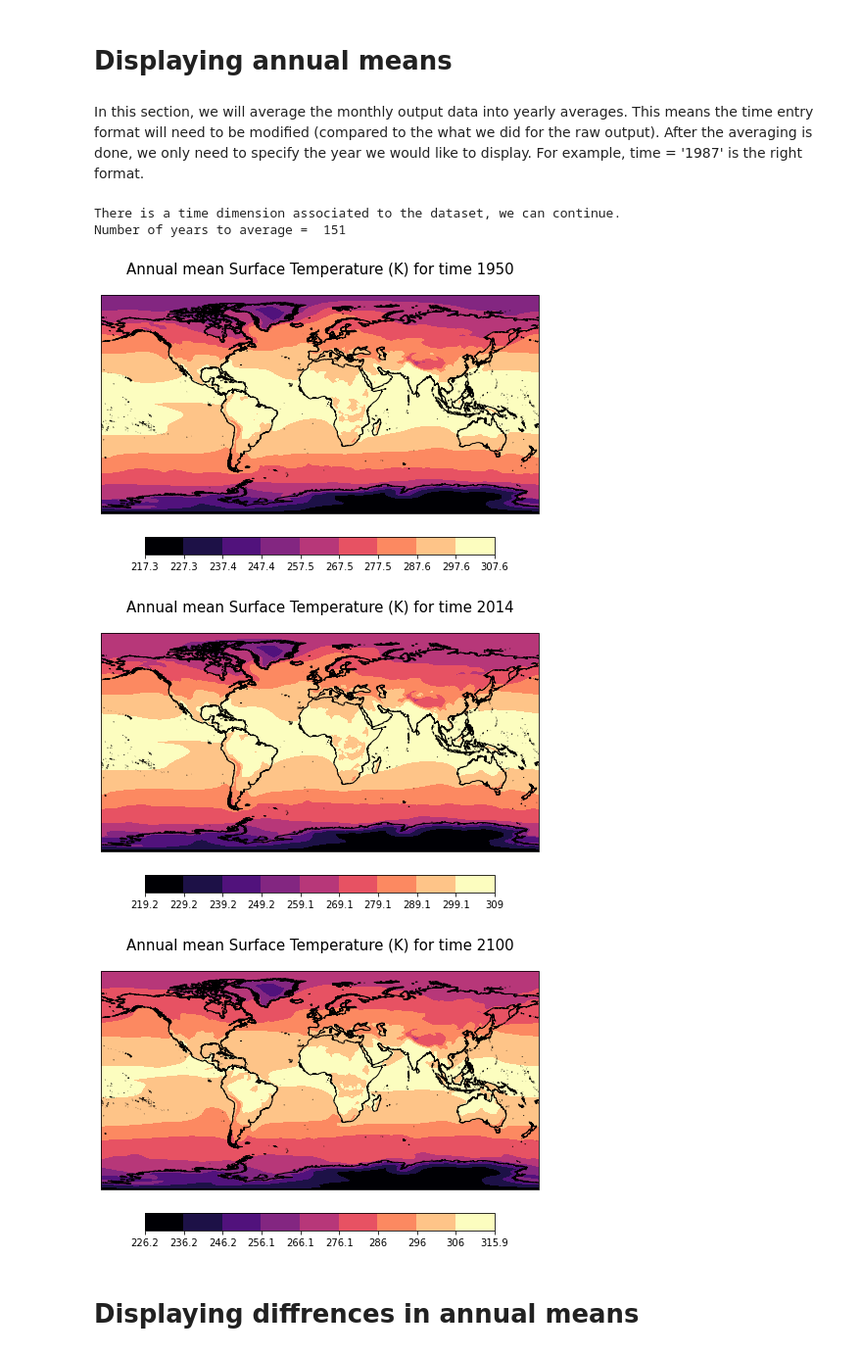
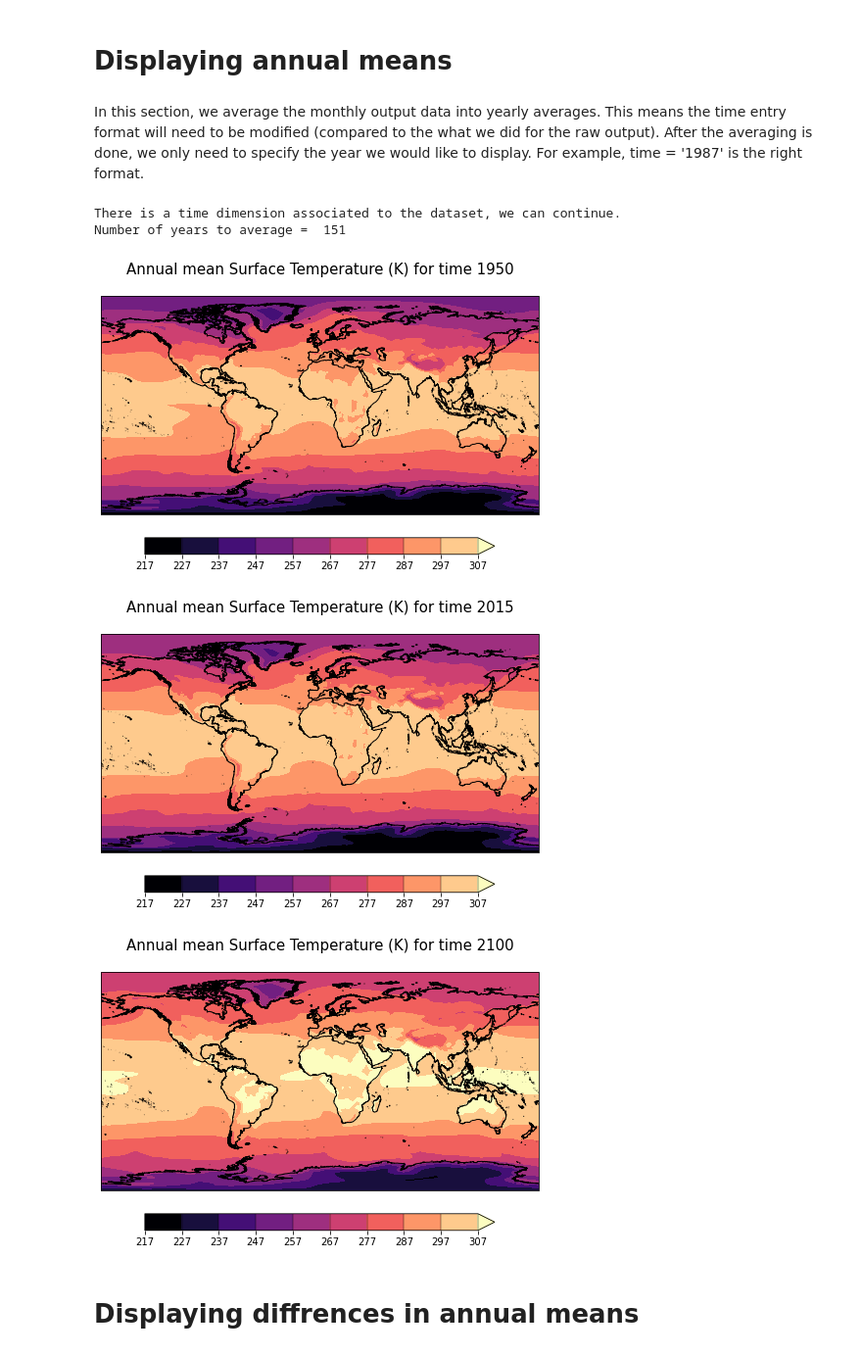
Before and after one commit to NCAR/ncarismipplots, a Jupyter notebook: notebooks/CESM_display_final.ipynb, the cells around one changed output. Shown at 98% size. Drawn from its saved outputs; the diff is of its cells as text; code cells hidden in the pictures.

```diff
--- a/notebooks/CESM_display_final.ipynb
+++ b/notebooks/CESM_display_final.ipynb
@@ -665,34 +721,29 @@ plot_diff(var_1950_2100, time_compare, vmin=vmin, vmax=vmax, cmap=cmaps, levels=
 # %% [markdown]
 # Displaying annual means
 # %% [markdown]
-In this section, we will average the monthly output data into yearly averages. This means the time entry format will need to be modified (compared to the what we did for the raw output). After the averaging is done, we only need to specify the year we would like to display. For example, time = '1987' is the right format.
+In this section, we average the monthly output data into yearly averages. This means the time entry format will need to be modified (compared to the what we did for the raw output). After the averaging is done, we only need to specify the year we would like to display. For example, time = '1987' is the right format.
 # %%
 # Computing the annual mean of the variable
 # Note: with this funcion, time_1950_2100_mean will only contain one entry per year!
 var_1950_2100_annual_mean,time_1950_2100_mean = calc_annual_mean(var_1950_2100)
 
 # Defining the times to display
-time_hist_init_mean = '1950'
-time_hist_end_mean  = '2014'
-time_ssp_end_mean   = '2100'
+time_hist_init_mean = '1950'     # mean of the first year of historical run
+time_ssp_init_mean  = '2015'     # mean of the first year of ssp run
+time_ssp_end_mean   = '2100'     # mean of the last year of ssp run
 
-# # Plotting the annual mean time slices
-plot_timeslice(var_1950_2100_annual_mean,time_hist_init_mean)
-plot_timeslice(var_1950_2100_annual_mean,time_hist_end_mean)
-plot_timeslice(var_1950_2100_annual_mean,time_ssp_end_mean)
-
-# Example for plotting the annual mean on the same colorbar range
-# vmin = 217
-# vmax = 307.1
-# plot_timeslice(var_1950_2100_annual_mean,time_hist_init_mean, vmin=vmin, vmax=vmax)
-# plot_timeslice(var_1950_2100_annual_mean,time_hist_end_mean, vmin=vmin, vmax=vmax)
-# plot_timeslice(var_1950_2100_annual_mean,time_ssp_end_mean, vmin=vmin, vmax=vmax)
+# Plotting the annual mean on the same colorbar range
+vmin = 217
+vmax = 307
+plot_timeslice(var_1950_2100_annual_mean,time_hist_init_mean, vmin=vmin, vmax=vmax)
+plot_timeslice(var_1950_2100_annual_mean,time_ssp_init_mean, vmin=vmin, vmax=vmax)
+plot_timeslice(var_1950_2100_annual_mean,time_ssp_end_mean, vmin=vmin, vmax=vmax)
 # %% [output]
 There is a time dimension associated to the dataset, we can continue.
 Number of years to average =  151
-[figure, old version]
+[figure, new version]
-[figure, old version]
+[figure, new version]
-[figure, old version]
+[figure, new version]
 # %% [markdown]
 # Displaying diffrences in annual means
 # %%
```
Also changed, not shown: parts of 7 cells of this notebook.
